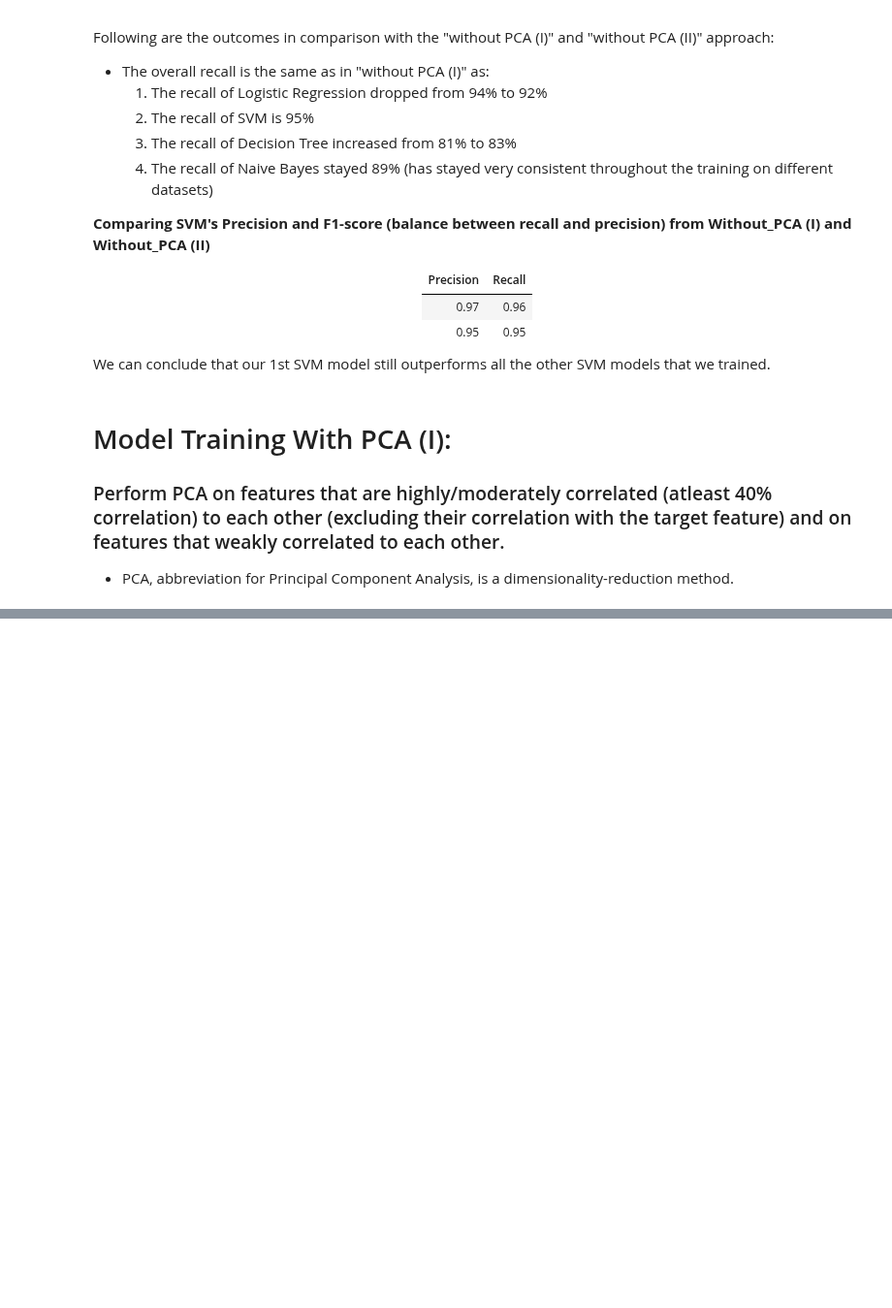
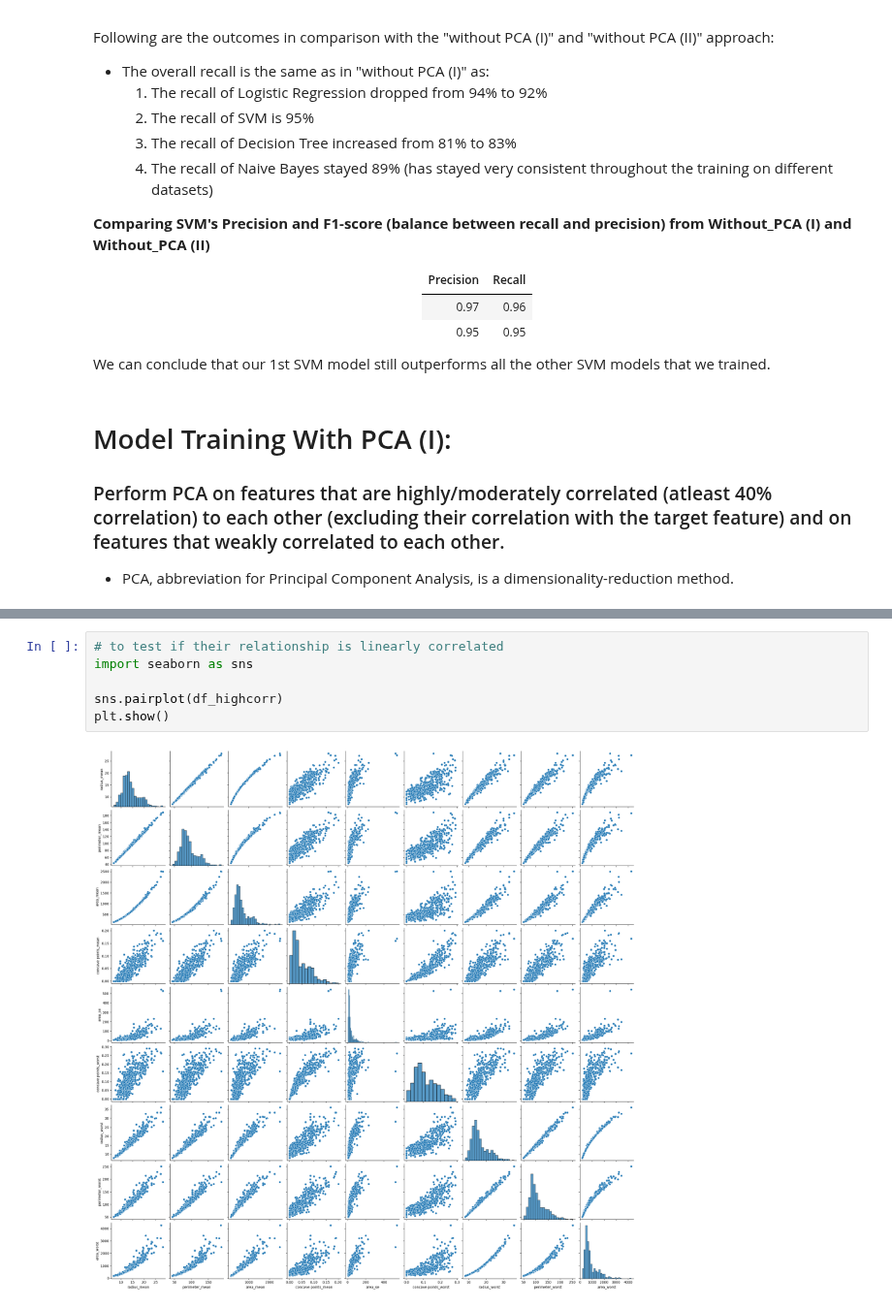
Before and after one commit to tselane2110/Breast-Cancer-Detection, a Jupyter notebook: BreastCancerPrediction.ipynb, the cells around one changed output, grey strips where cells are left out. Shown at 97% size. Drawn from its saved outputs; the diff is of its cells as text; blank space fills up the shorter version.

```diff
--- a/BreastCancerPrediction.ipynb
+++ b/BreastCancerPrediction.ipynb
@@ -923,0 +927,8 @@ PCA4
+# %%
+# to test if their relationship is linearly correlated
+import seaborn as sns
+
+sns.pairplot(df_highcorr)
+plt.show()
+# %% [output]
+[figure, added]
```
Also changed, not shown: parts of 10 cells of this notebook.
